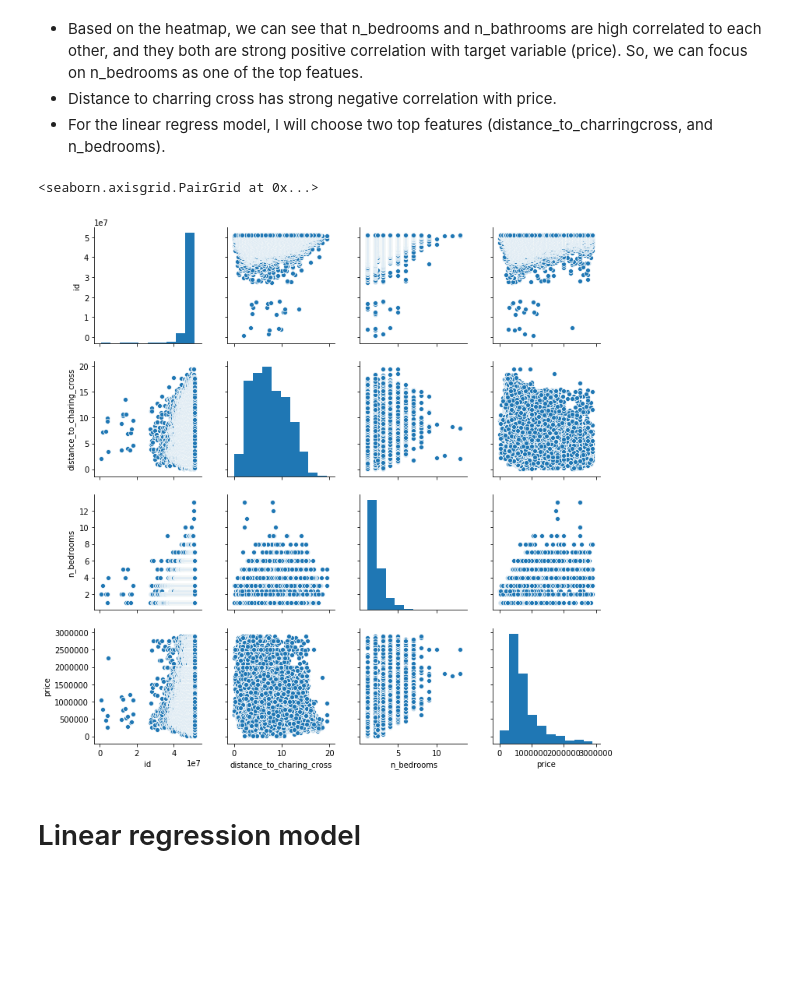
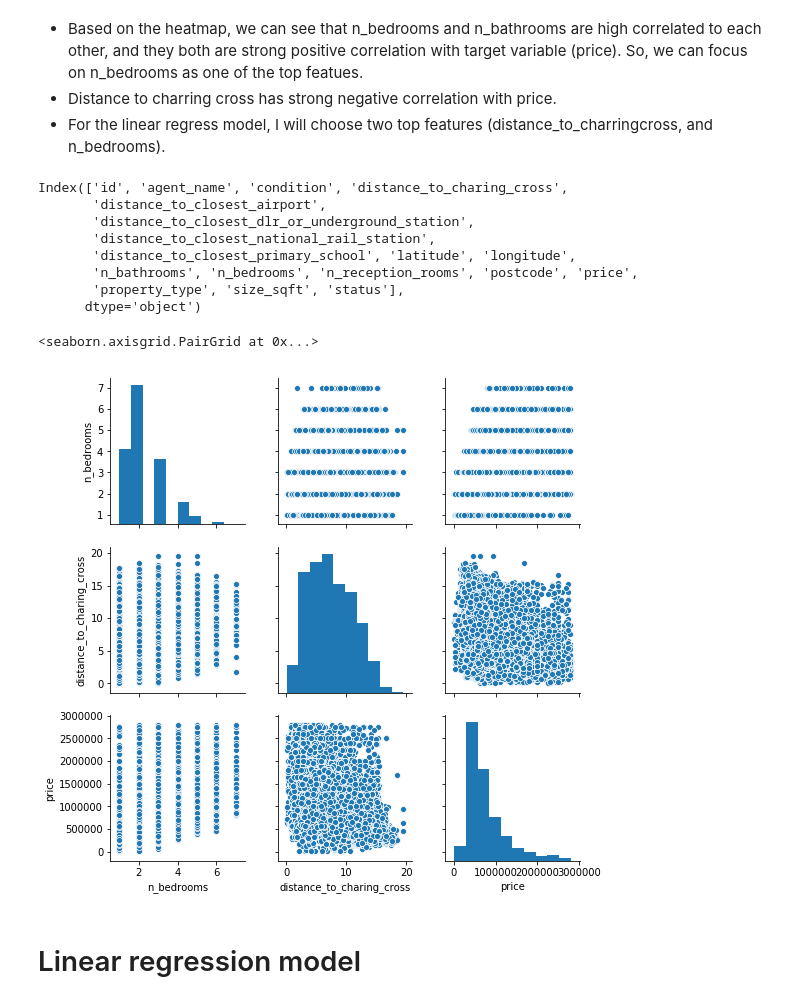
Before and after one commit to NhuNL/Linear-regression, a Jupyter notebook: Zoopla - London House Price.ipynb, the cells around one changed output. Cells and saved outputs as stored; diff of their text form; code cells hidden in the pictures; blank space fills up the shorter version.

```diff
--- a/Zoopla - London House Price.ipynb
+++ b/Zoopla - London House Price.ipynb
@@ -134,3 +153,6 @@ df['size_sqft'].fillna(df['size_sqft'].mean(), inplace=True)
 df['size_sqft'].isnull().sum()
 # %% [output]
 0
+# %%
+df=df[df['n_bedrooms'] < 8]
+df['n_bedrooms'].unique()
@@ -136,0 +161,3 @@ df['size_sqft'].isnull().sum()
+# %%
+df=df[df['n_bathrooms'] < 6]
+df['n_bathrooms'].unique()
@@ -179,8 +230,14 @@ sns.heatmap(df.corr(),cmap='coolwarm',annot=True)
 - Based on the heatmap, we can see that n_bedrooms and n_bathrooms are high correlated to each other, and they both are strong positive correlation with target variable (price). So, we can focus on n_bedrooms as one of the top featues.
 - Distance to charring cross has strong negative correlation with price.
 - For the linear regress model, I will choose two top features (distance_to_charringcross, and n_bedrooms).
-# %%
-#change this variable name if you want to use agency later (doing one hot encoding)
-
-df = df[['id', 'distance_to_charing_cross',
-      'n_bedrooms', 'price']]
+# %%
+df.columns
+# %% [output]
+Index(['id', 'agent_name', 'condition', 'distance_to_charing_cross',
+       'distance_to_closest_airport',
+       'distance_to_closest_dlr_or_underground_station',
+       'distance_to_closest_national_rail_station',
+       'distance_to_closest_primary_school', 'latitude', 'longitude',
+       'n_bathrooms', 'n_bedrooms', 'n_reception_rooms', 'postcode', 'price',
+       'property_type', 'size_sqft', 'status'],
+      dtype='object')
@@ -187,8 +252,10 @@ df = df[['id', 'distance_to_charing_cross',
+# %%
+df_reduced = df[['n_bedrooms', 'distance_to_charing_cross','price']]
 # %%
-sns.pairplot(df)
+sns.pairplot(df_reduced)
 # %% [output]
 <seaborn.axisgrid.PairGrid at 0x...>
-[figure, old version]
+[figure, new version]
 # %% [markdown]
 # Linear regression model
 # %%
```
Also changed, not shown: parts of 26 cells of this notebook.
